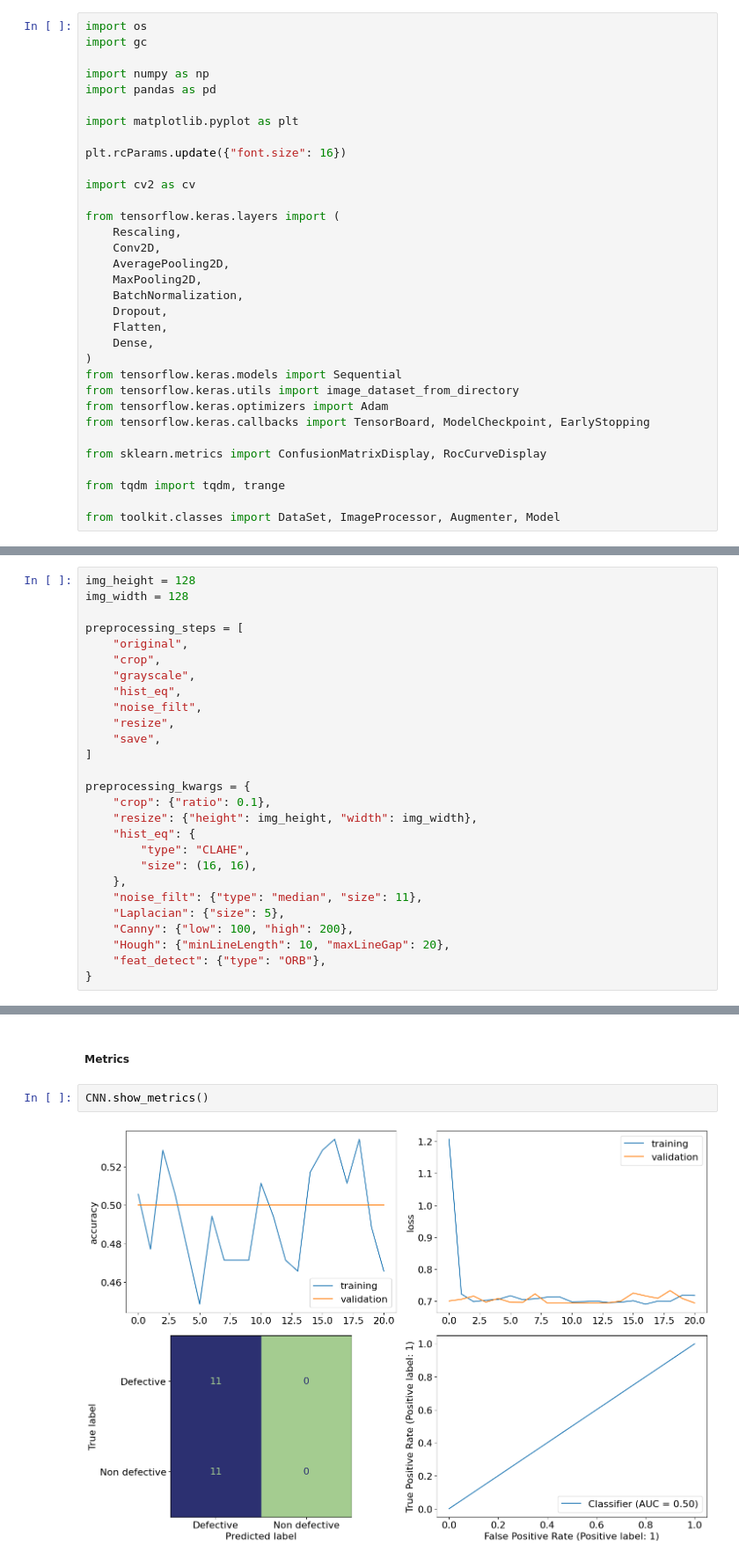
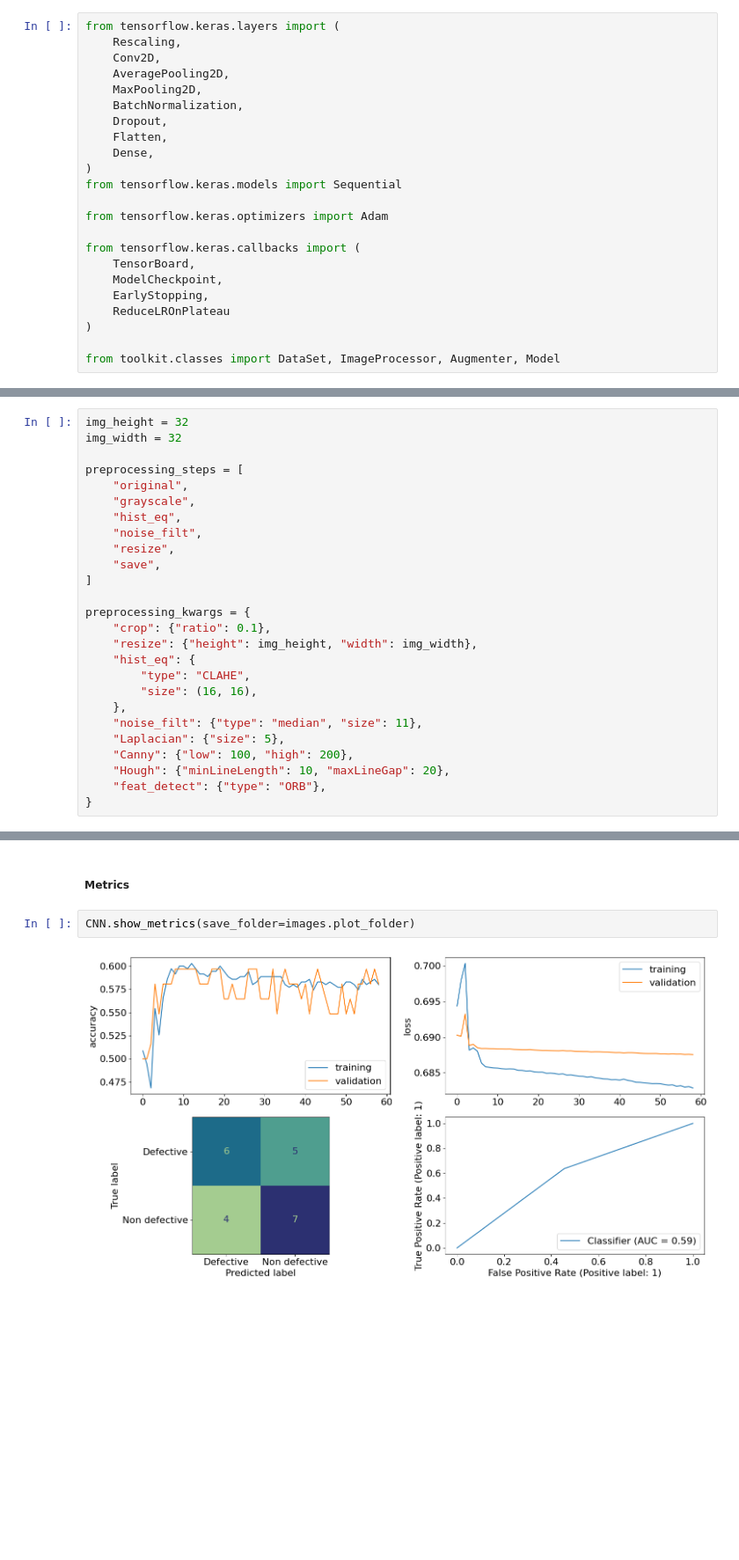
Before and after one commit to demustamas/Mathemathical-Modeling-Practice, a Jupyter notebook: classification_model_LeNet_5.ipynb, the cells around one changed output, grey strips where cells are left out. Shown: that part at 88% size. Saved outputs shown, nothing was run; the diff lists cells and outputs as text; blank space fills up the shorter version.

```diff
--- a/classification_model_LeNet_5.ipynb
+++ b/classification_model_LeNet_5.ipynb
@@ -5,18 +5,6 @@
 # %% [markdown]
 ##### Importing modules
 # %%
-import os
-import gc
-
-import numpy as np
-import pandas as pd
-
-import matplotlib.pyplot as plt
-
-plt.rcParams.update({"font.size": 16})
-
-import cv2 as cv
-
 from tensorflow.keras.layers import (
     Rescaling,
     Conv2D,
@@ -28,12 +16,14 @@ from tensorflow.keras.layers import (
     Dense,
 )
 from tensorflow.keras.models import Sequential
-from tensorflow.keras.utils import image_dataset_from_directory
+
 from tensorflow.keras.optimizers import Adam
-from tensorflow.keras.callbacks import TensorBoard, ModelCheckpoint, EarlyStopping
 
-from sklearn.metrics import ConfusionMatrixDisplay, RocCurveDisplay
-
-from tqdm import tqdm, trange
+from tensorflow.keras.callbacks import (
+    TensorBoard,
+    ModelCheckpoint,
+    EarlyStopping,
+    ReduceLROnPlateau
+)
 
 from toolkit.classes import DataSet, ImageProcessor, Augmenter, Model
@@ -116,12 +98,11 @@ Found 25 images in ./augmented/Train/Defective/
 
 ---
 # %%
-img_height = 128
-img_width = 128
+img_height = 32
+img_width = 32
 
 preprocessing_steps = [
     "original",
-    "crop",
     "grayscale",
     "hist_eq",
     "noise_filt",
@@ -231,6 +252,6 @@ Predicted values:     [0 0 0 0 0 0 0 0 0 0 0 0 0 0 0 0 0 0 0 0 0 0]
 # %% [markdown]
 ##### Metrics
 # %%
-CNN.show_metrics()
+CNN.show_metrics(save_folder=images.plot_folder)
 # %% [output]
-[figure, old version]
+[figure, new version]
```
Also changed, not shown: parts of 5 cells of this notebook, 16 other files.
